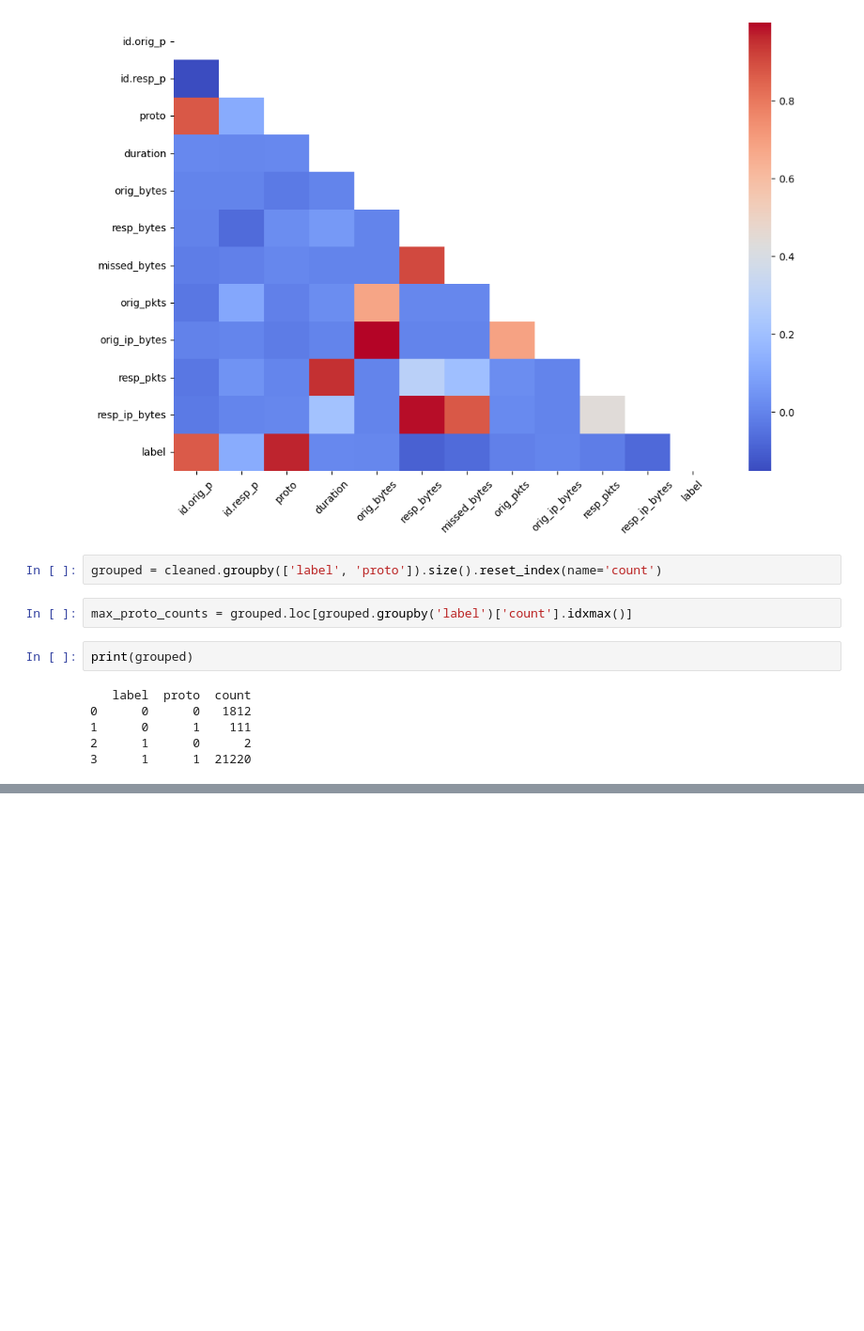
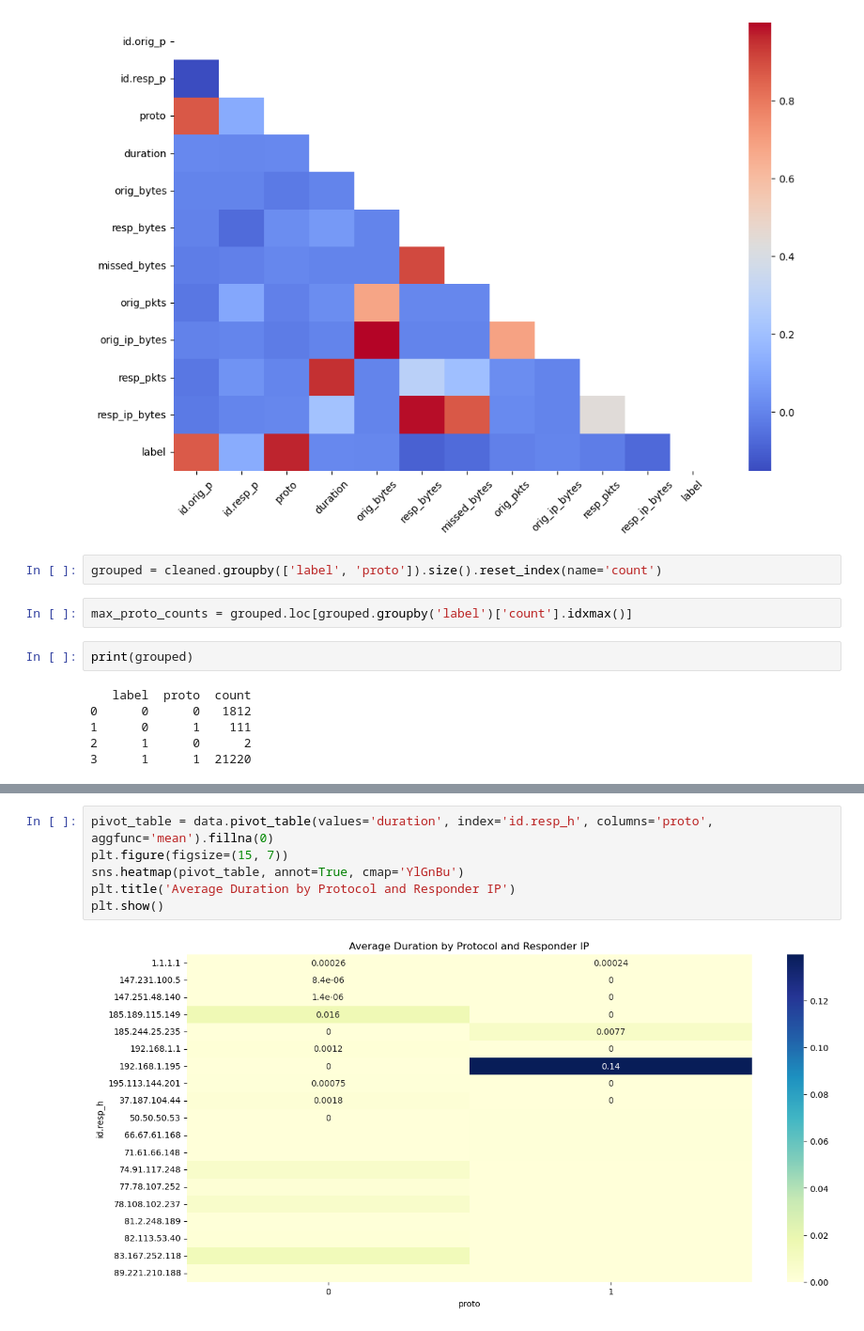
Before and after one commit to sdave777/Internet-of-Things_IDS_Data, a Jupyter notebook: Scratch.ipynb, the cells around one changed output, grey strips where cells are left out. Shown at 94% size. Drawn from its saved outputs; the diff is of its cells as text; blank space fills up the shorter version.

```diff
--- a/Scratch.ipynb
+++ b/Scratch.ipynb
@@ -454,0 +511,8 @@ print(grouped)
+# %%
+pivot_table = data.pivot_table(values='duration', index='id.resp_h', columns='proto', aggfunc='mean').fillna(0)
+plt.figure(figsize=(15, 7))
+sns.heatmap(pivot_table, annot=True, cmap='YlGnBu')
+plt.title('Average Duration by Protocol and Responder IP')
+plt.show()
+# %% [output]
+[figure, added]
```
Also changed, not shown: parts of 7 cells of this notebook, 1 other file.
